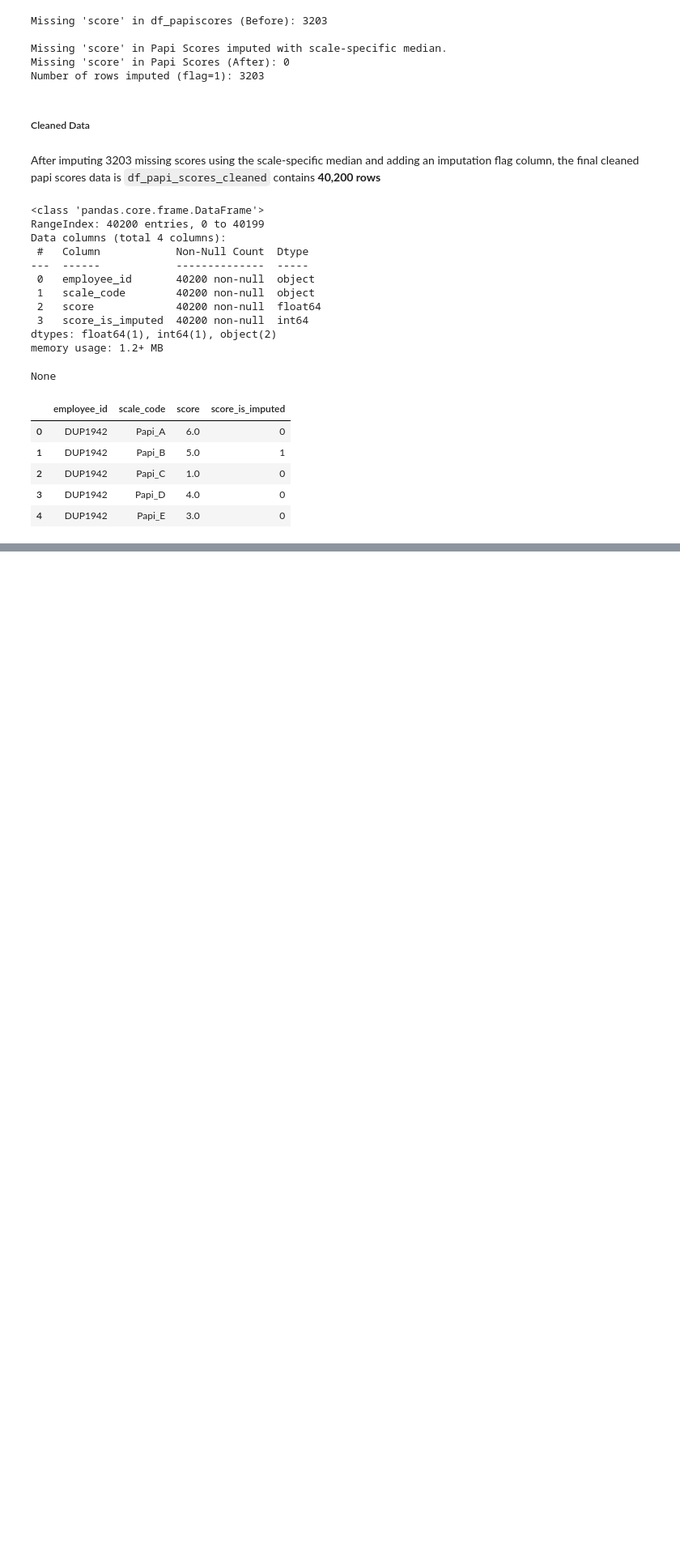
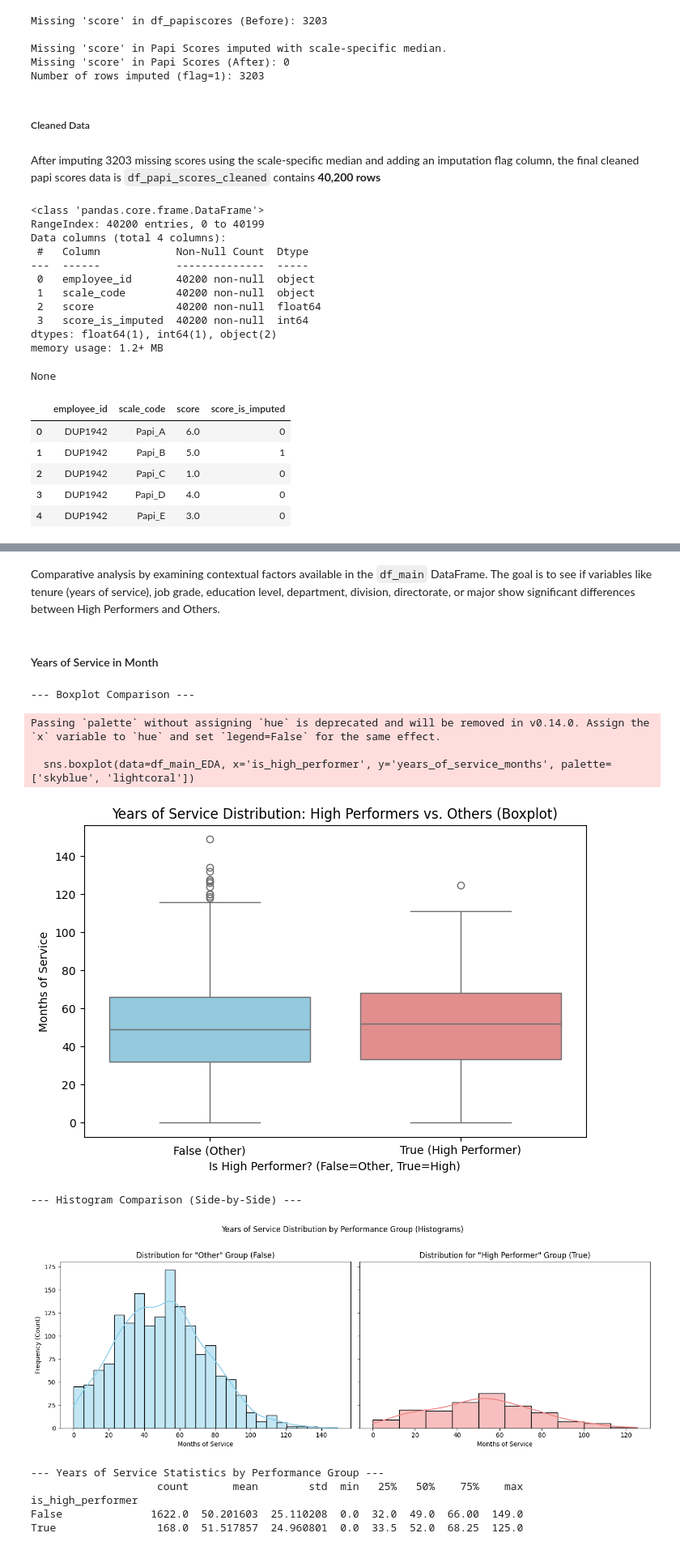
Before and after one commit to fbudimannn/talent-intelligence-system, a Jupyter notebook: 1_analysis/data_exploration.ipynb, the cells around one changed output, grey strips where cells are left out. Shown at 81% size. Drawn from its saved outputs; the diff is of its cells as text; code cells hidden in the pictures; blank space fills up the shorter version.

```diff
--- a/1_analysis/data_exploration.ipynb
+++ b/1_analysis/data_exploration.ipynb
@@ -1588,0 +1634,66 @@ None
+# %% [markdown]
+Comparative analysis by examining contextual factors available in the `df_main` DataFrame. The goal is to see if variables like tenure (years of service), job grade, education level, department, division, directorate, or major show significant differences between High Performers and Others.
+# %% [markdown]
+#### Years of Service in Month
+# %%
+# Compare 'years_of_service_months'
+
+# --- Canvas 1: Boxplot ---
+print("--- Boxplot Comparison ---")
+plt.figure(figsize=(8, 5))
+sns.boxplot(data=df_main_EDA, x='is_high_performer', y='years_of_service_months', palette=['skyblue', 'lightcoral'])
+plt.title('Years of Service Distribution: High Performers vs. Others (Boxplot)')
+plt.xlabel('Is High Performer? (False=Other, True=High)')
+plt.ylabel('Months of Service')
+plt.xticks([0, 1], ['False (Other)', 'True (High Performer)']) # Add clearer labels
+plt.show()
+
+# --- Canvas 2: Separate Histograms Side-by-Side ---
+print("\n--- Histogram Comparison (Side-by-Side) ---")
+# Create a figure with 1 row and 2 columns for the subplots
+# sharey=True makes the y-axis scale the same for fair comparison
+fig, axes = plt.subplots(1, 2, figsize=(14, 5), sharey=True)
+
+# Histogram 1: 'False' (Other) Group - Plot on the left axes (axes[0])
+sns.histplot(data=df_main_EDA[df_main_EDA['is_high_performer'] == False],
+             x='years_of_service_months',
+             kde=True,
+             ax=axes[0], # Specify the left subplot
+             color='skyblue')
+axes[0].set_title('Distribution for "Other" Group (False)')
+axes[0].set_xlabel('Months of Service')
+axes[0].set_ylabel('Frequency (Count)')
+
+# Histogram 2: 'True' (High Performer) Group - Plot on the right axes (axes[1])
+sns.histplot(data=df_main_EDA[df_main_EDA['is_high_performer'] == True],
+             x='years_of_service_months',
+             kde=True,
+             ax=axes[1], # Specify the right subplot
+             color='lightcoral')
+axes[1].set_title('Distribution for "High Performer" Group (True)')
+axes[1].set_xlabel('Months of Service')
+axes[1].set_ylabel('') # Hide redundant y-label on the right
+
+# Add an overall title for the histogram figure
+plt.suptitle('Years of Service Distribution by Performance Group (Histograms)', y=1.02)
+plt.tight_layout() # Adjust subplot spacing
+plt.show() # Show the figure containing both histograms
+
+
+# --- Descriptive Statistics (remains the same) ---
+print("\n--- Years of Service Statistics by Performance Group ---")
+# Use describe() to see mean, median (50%), min, max, etc.
+print(df_main_EDA.groupby('is_high_performer')['years_of_service_months'].describe())
+# %% [output]
+--- Boxplot Comparison ---
+Passing `palette` without assigning `hue` is deprecated and will be removed in v0.14.0. Assign the `x` variable to `hue` and set `legend=False` for the same effect.
+
+  sns.boxplot(data=df_main_EDA, x='is_high_performer', y='years_of_service_months', palette=['skyblue', 'lightcoral'])
+[figure, added]
+--- Histogram Comparison (Side-by-Side) ---
+[figure, added]
+--- Years of Service Statistics by Performance Group ---
+                    count       mean        std  min   25%   50%    75%    max
+is_high_performer
+False              1622.0  50.201603  25.110208  0.0  32.0  49.0  66.00  149.0
+True                168.0  51.517857  24.960801  0.0  33.5  52.0  68.25  125.0
```
Also changed, not shown: parts of 16 cells of this notebook.
